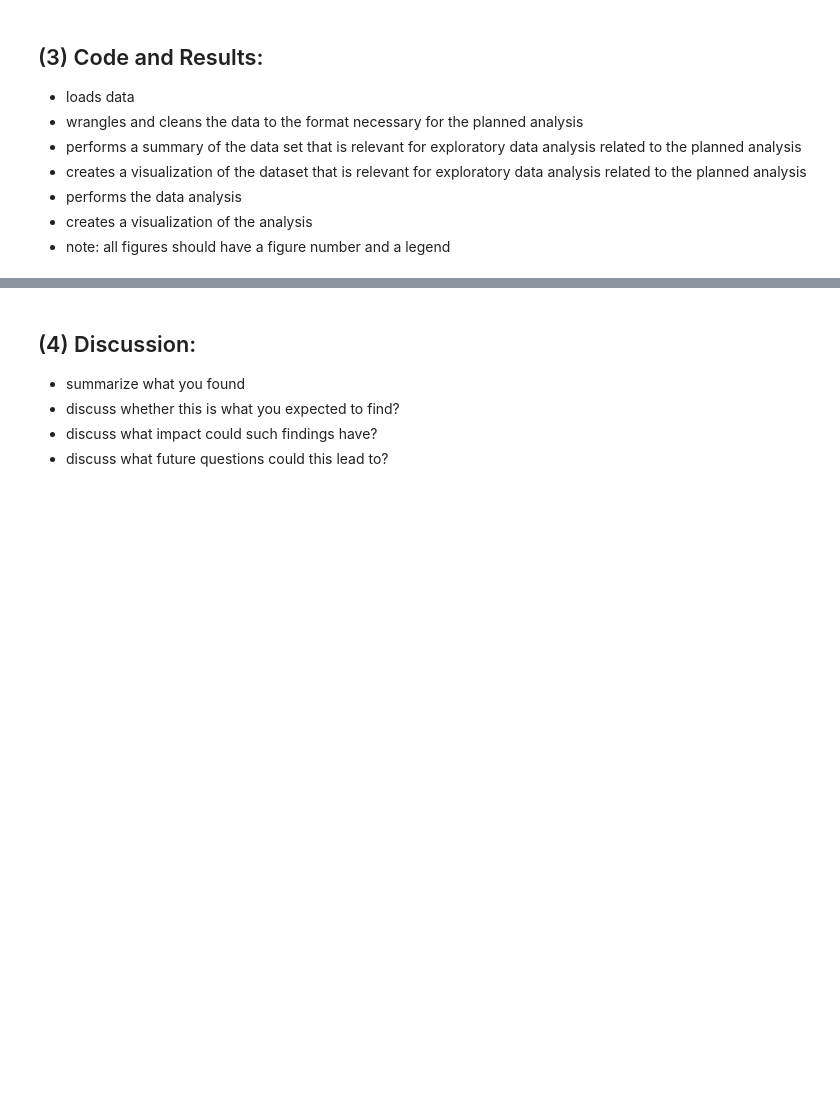
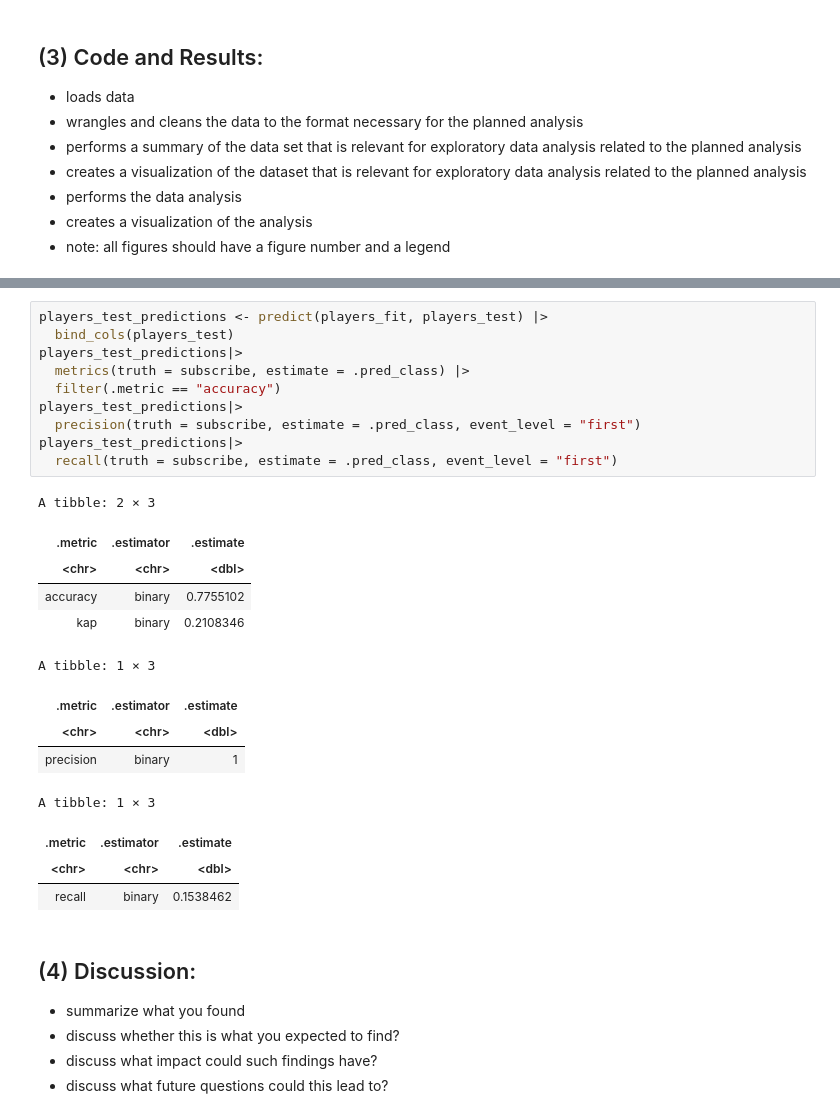
Before and after one commit to oo74/DSCI-100-Project, a Jupyter notebook: group project.ipynb, the cells around one changed output, grey strips where cells are left out. Saved outputs shown, nothing was run; the diff lists cells and outputs as text; blank space fills up the shorter version.

Commit message:
Added metrics for precision, accuracy, and recall

```diff
--- a/group project.ipynb
+++ b/group project.ipynb
@@ -159,6 +159,30 @@ There were issues with some computations   A: x1   B: x1
 
 There were issues with some computations   A: x1   B: x1
 [figure]
+# %%
+players_test_predictions <- predict(players_fit, players_test) |>
+  bind_cols(players_test)
+players_test_predictions|>
+  metrics(truth = subscribe, estimate = .pred_class) |>
+  filter(.metric == "accuracy")
+players_test_predictions|>
+  precision(truth = subscribe, estimate = .pred_class, event_level = "first")
+players_test_predictions|>
+  recall(truth = subscribe, estimate = .pred_class, event_level = "first")
+# %% [output]
+A tibble: 2 × 3
+| .metric | .estimator | .estimate |
+| <chr> | <chr> | <dbl> |
+| accuracy | binary | 0.7755102 |
+| kap | binary | 0.2108346 |
+A tibble: 1 × 3
+| .metric | .estimator | .estimate |
+| <chr> | <chr> | <dbl> |
+| precision | binary | 1 |
+A tibble: 1 × 3
+| .metric | .estimator | .estimate |
+| <chr> | <chr> | <dbl> |
+| recall | binary | 0.1538462 |
 # %% [markdown]
 ## (4) Discussion:
 - summarize what you found
```
Also changed, not shown: parts of 1 cell of this notebook.
